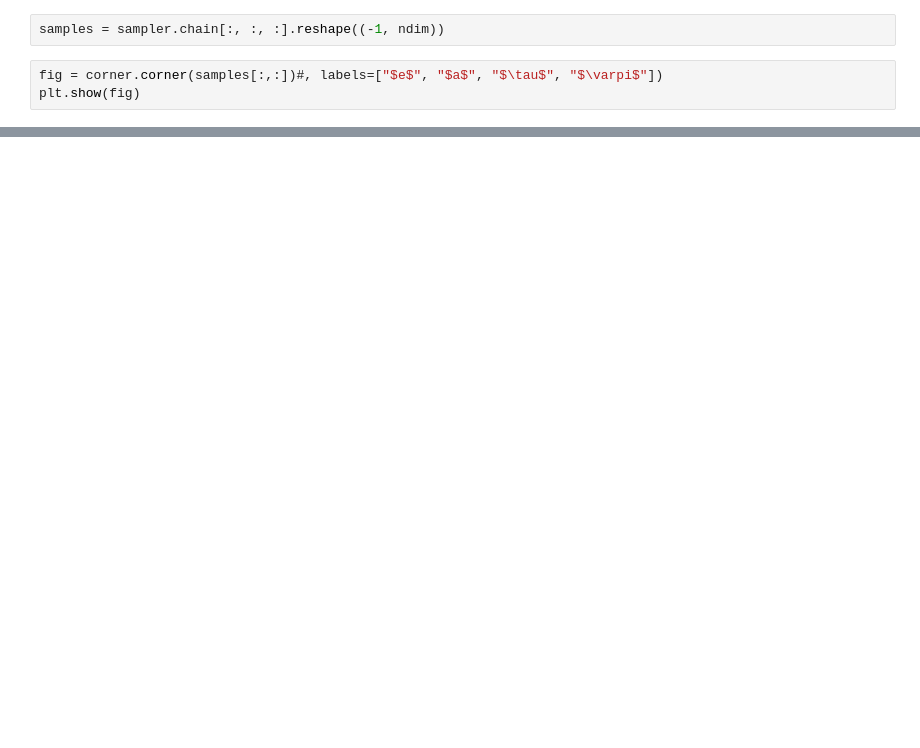
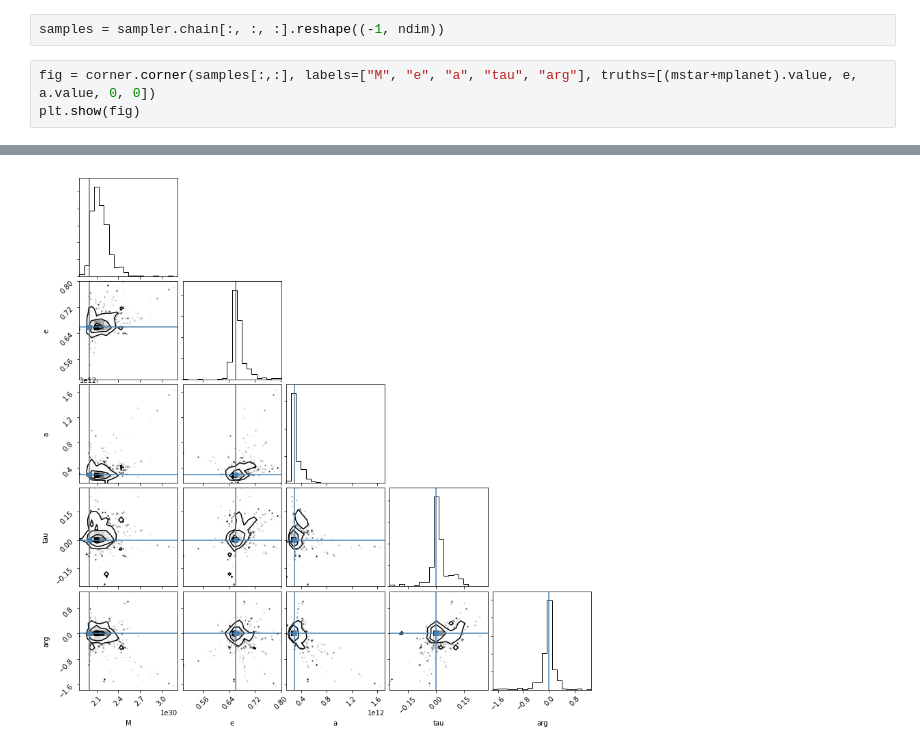
Before and after one commit to jacobhhamer/Exoplanet_MCMC, a Jupyter notebook: OrbitGeneration.ipynb, the cells around one changed output, grey strips where cells are left out. Saved outputs shown, nothing was run; the diff lists cells and outputs as text; blank space fills up the shorter version.

```diff
--- a/OrbitGeneration.ipynb
+++ b/OrbitGeneration.ipynb
@@ -235,6 +240,6 @@ plt.show()
 # %%
 samples = sampler.chain[:, :, :].reshape((-1, ndim))
 # %%
-fig = corner.corner(samples[:,:])#, labels=["$e$", "$a$", "$\tau$", "$\varpi$"])
+fig = corner.corner(samples[:,:], labels=["M", "e", "a", "tau", "arg"], truths=[(mstar+mplanet).value, e, a.value, 0, 0])
 plt.show(fig)
 # %% [output]
@@ -242,3 +250,4 @@ ValueError: It looks like the parameter(s) in column(s) 0 have no dynamic range.
+[figure, added]
 # %%
 for i in range(5):
     print(samples[:,i].min(), samples[:,i].max())
```
Also changed, not shown: parts of 6 cells of this notebook, 2 other files.
